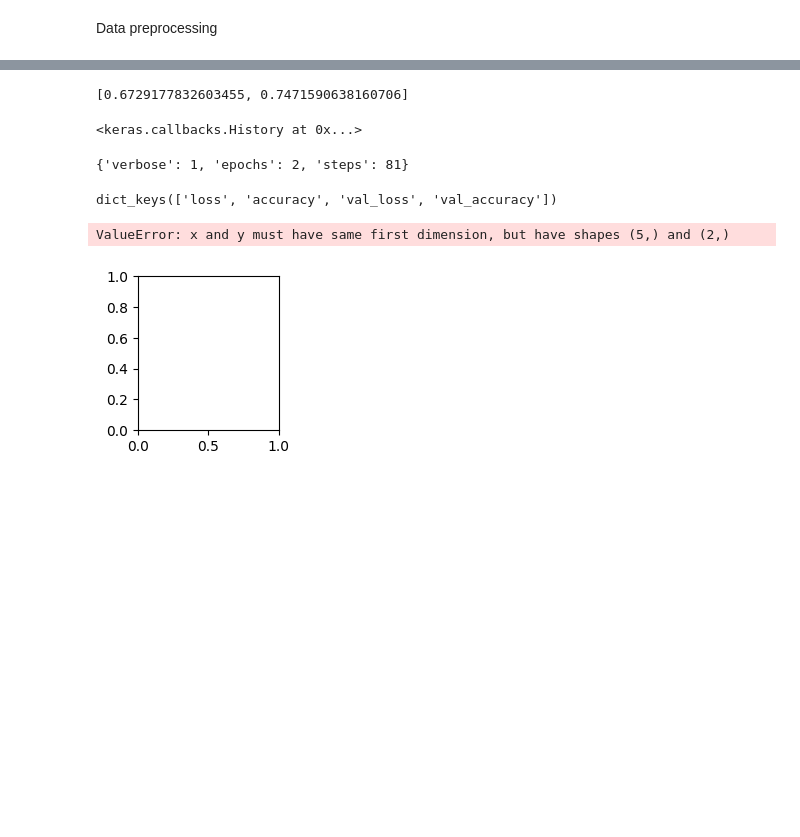
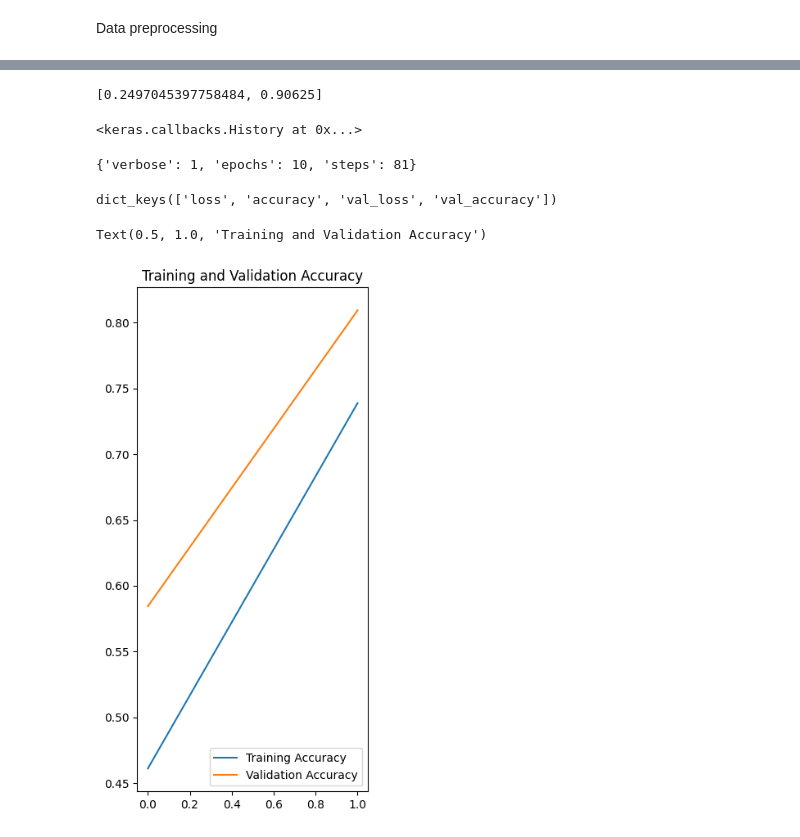
Before and after one commit to Shadman1077/Leukemia_Detection, a Jupyter notebook: Training/training (2).ipynb, the cells around one changed output, grey strips where cells are left out. Drawn from its saved outputs; the diff is of its cells as text; code cells hidden in the pictures; blank space fills up the shorter version.

Commit message:
first model done

```diff
--- a/Training/training (2).ipynb
+++ b/Training/training (2).ipynb
@@ -16,11 +16,11 @@ from tensorflow.keras.models import Sequential
 # %% [markdown]
 Load Dataset
 # %%
-IMAGE_SIZE = 264-5
-IMAGE_SIZE = 264-5
+IMAGE_SIZE = 264
+IMAGE_SIZE = 264
 BATCH_SIZE = 32
 Channels = 3
-epochs = 5
+epochs = 10
 # %%
 dataset =tf.keras.preprocessing.image_dataset_from_directory(
     "Blood cell Cancer [ALL]",
@@ -169,7 +169,7 @@ model.compile(loss='sparse_categorical_crossentropy',optimizer='adam',metrics=['
 # %%
 history = model.fit(
     train_ds,
-    epochs= 2,
+    epochs= 10,
     batch_size = BATCH_SIZE,
     validation_data = val_ds,
     verbose = 1
@@ -186,7 +202,7 @@ scores = model.evaluate(test_ds)
 # %%
 scores
 # %% [output]
-[0.6729177832603455, 0.7471590638160706]
+[0.2497045397758484, 0.90625]
 # %%
 history
 # %% [output]
@@ -194,7 +210,7 @@ history
 # %%
 history.params
 # %% [output]
-{'verbose': 1, 'epochs': 2, 'steps': 81}
+{'verbose': 1, 'epochs': 10, 'steps': 81}
 # %%
 history.history.keys()
 # %% [output]
@@ -206,12 +222,13 @@ val_acc = history.history['val_accuracy']
 loss= history.history['loss']
 val_loss = history.history['val_loss']
 # %%
-plt.figure(figsize=(4,2))
+
+plt.figure(figsize=(8,8))
 plt.subplot(1,2,1)
-plt.plot(range(epochs),acc,label='Training Accuracy')
-plt.plot(range(epochs),val_acc,label='Validation Accuracy')
+plt.plot(range(epochs)[:2],acc[:2],label='Training Accuracy')
+plt.plot(range(epochs)[:2],val_acc[:2],label='Validation Accuracy')
 plt.legend(loc = 'lower right')
 plt.title('Training and Validation Accuracy')
 # %% [output]
-ValueError: x and y must have same first dimension, but have shapes (5,) and (2,)
+Text(0.5, 1.0, 'Training and Validation Accuracy')
-[figure, old version]
+[figure, new version]
```
Also changed, not shown: parts of 10 cells of this notebook, 5 other files.
